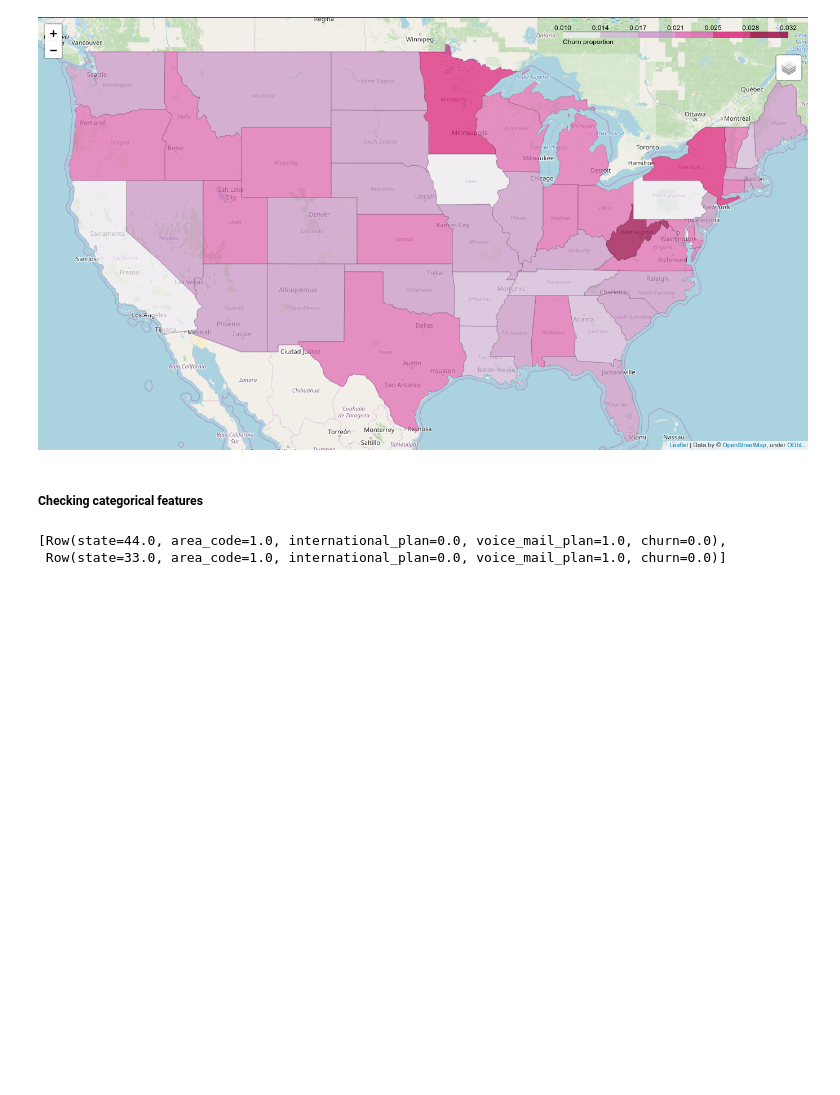
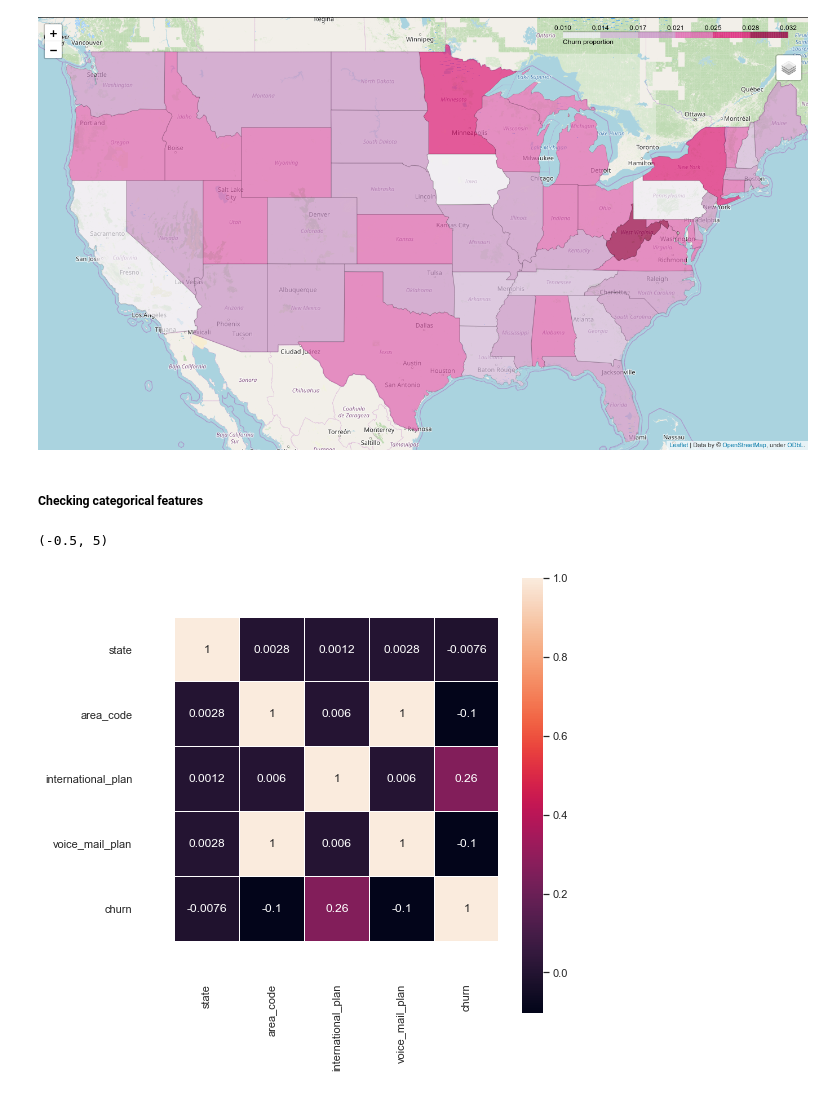
Before and after one commit to naiaraap/Pyspark_version_Predicting_Customer_Churn_in_Telecommunication_Operators, a Jupyter notebook: Pyspark_version_Predicting_Customer_Churn_in_Telecommunication_Operators.ipynb, the cells around one changed output. Drawn from its saved outputs; the diff is of its cells as text; code cells hidden in the pictures; blank space fills up the shorter version.

Commit message:
graphs

```diff
--- a/Pyspark_version_Predicting_Customer_Churn_in_Telecommunication_Operators.ipynb
+++ b/Pyspark_version_Predicting_Customer_Churn_in_Telecommunication_Operators.ipynb
@@ -561,15 +561,15 @@ for col in ['churn', 'international_plan', 'voice_mail_plan']:
     df_new_train_cat = df_new_train_cat.withColumn(col, f.regexp_replace(col, 'no', '0'))
 
 
-dic = {}
+dic_state = {}
 count = 1
 
 # Changing state variable
 for state in df_new_train_cat.select("state").distinct().collect():
-    dic[state.state] = str(count)
+    dic_state[state.state] = str(count)
     count += 1
 
-for item in dic.items():
+for item in dic_state.items():
     df_new_train_cat = df_new_train_cat.withColumn('state', f.regexp_replace('state', item[0], item[1]))
 
 
@@ -581,12 +581,28 @@ df_new_train_cat = df_new_train_cat.withColumn('area_code', f.regexp_replace(col
 # Converting to numeric
 for col_name in df_new_train_cat.columns:
     df_new_train_cat = df_new_train_cat.withColumn(col_name, df_new_train_cat[col_name].cast('float'))
-# %%
-df_new_train_cat.head(2)
-# %% [output]
-[Row(state=44.0, area_code=1.0, international_plan=0.0, voice_mail_plan=1.0, churn=0.0),
- Row(state=33.0, area_code=1.0, international_plan=0.0, voice_mail_plan=1.0, churn=0.0)]
-# %%
-# Converting to numeric
-for col_name in df_new_train_cat.columns:
-    df_new_train_cat = df_new_train_cat.withColumn(col_name, df_new_train_cat[col_name].cast('float'))
+# %%
+# heat map of correlation values
+df = df_new_train_cat
+
+# convert to vector column first
+vector_col = "corr_features"
+assembler = VectorAssembler(inputCols=df.columns, outputCol=vector_col)
+df_vector = assembler.transform(df).select(vector_col)
+
+# get correlation matrix
+corrmatrix = Correlation.corr(df_vector, vector_col).collect()[0][0]
+corr = corrmatrix.toArray().tolist()
+
+fig, ax = plt.subplots(figsize=(8,8))
+
+g = sns.heatmap(corr, annot=True, ax=ax, square=True, linewidth=0.5)
+
+plt.yticks(rotation=0)
+g.set_xticklabels(df.columns, rotation=90)
+g.set_yticklabels(df.columns)
+ax.set_ylim([len(corr) + 0.5, 0])
+ax.set_xlim([-0.5, len(corr)])
+# %% [output]
+(-0.5, 5)
+[figure, added]
```
Also changed, not shown: parts of 8 cells of this notebook.
